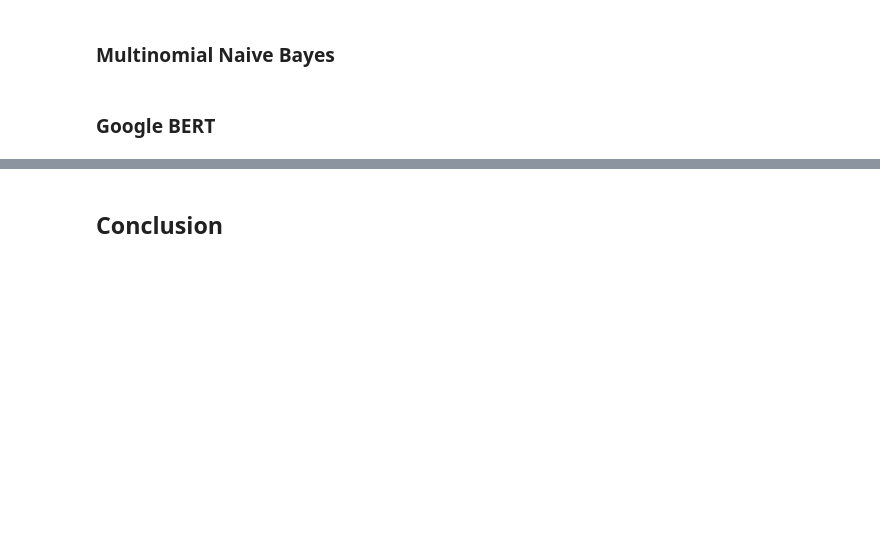
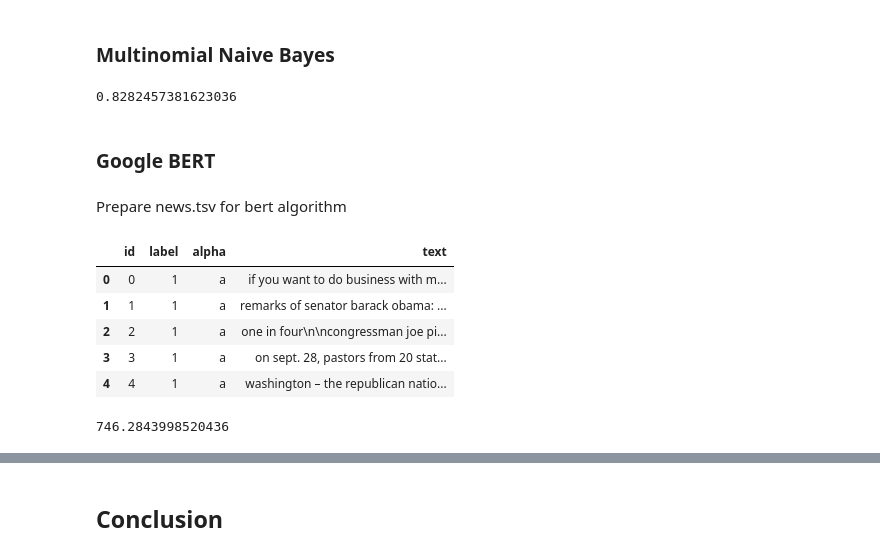
Before and after one commit to carlosbrown2/fake-news-detection, a Jupyter notebook: Capstone Project 2.ipynb, the cells around one changed output, grey strips where cells are left out. Cells and saved outputs as stored; diff of their text form; code cells hidden in the pictures; blank space fills up the shorter version.

```diff
--- a/Capstone Project 2.ipynb
+++ b/Capstone Project 2.ipynb
@@ -463,17 +459,20 @@ Interestingly, both real and fake news from politifact track well with Zipf but
 # %% [markdown]
 ### Multinomial Naive Bayes
 # %%
-# from sklearn.model_selection import train_test_split, cross_val_score
-# from sklearn.naive_bayes import MultinomialNB
+from sklearn.model_selection import train_test_split, cross_val_score
+from sklearn.naive_bayes import MultinomialNB
 
-# # Convert to dense numpy array
-# X = fitted.toarray()
-# #make response variables
-# y = df['class'].values
-# #split testing and training data
-# X_train, X_test, y_train, y_test = train_test_split(X, y,test_size=0.2,random_state=42)
-# #instantiate naive bayes classifier
-# clf = MultinomialNB()
-# #fit data using vectorized words and compute cross validated score
-# clf.fit(X_train,y_train)
-# clf_score = np.mean(cross_val_score(clf,X_test,y_test,cv=5))
+# Convert to dense numpy array
+X = fitted.toarray()
+#make response variables
+y = df['class'].values
+#split testing and training data
+X_train, X_test, y_train, y_test = train_test_split(X, y,test_size=0.2,random_state=42)
+#instantiate naive bayes classifier
+clf = MultinomialNB()
+#fit data using vectorized words and compute cross validated score
+clf.fit(X_train,y_train)
+clf_score = np.mean(cross_val_score(clf,X_test,y_test,cv=5))
+clf_score
+# %% [output]
+0.8282457381623036
@@ -482,2 +479,15 @@ Interestingly, both real and fake news from politifact track well with Zipf but
 # %% [markdown]
 ### Google BERT
+# %% [markdown]
+Prepare news.tsv for bert algorithm
+# %%
+df_bert = pd.DataFrame({'id':df.index,'label':df['class'],'alpha':'a','text':df.text})
+df_bert.text = df_bert.apply(lambda row: row.text.lower(), axis=1)
+df_bert.head()
+# %% [output]
+|  | id | label | alpha | text |
+| 0 | 0 | 1 | a | if you want to do business with m... |
+| 1 | 1 | 1 | a | remarks of senator barack obama: ... |
+| 2 | 2 | 1 | a | one in four\n\ncongressman joe pi... |
+| 3 | 3 | 1 | a | on sept. 28, pastors from 20 stat... |
+| 4 | 4 | 1 | a | washington – the republican natio... |
@@ -483,0 +504,6 @@ Interestingly, both real and fake news from politifact track well with Zipf but
+# %%
+#lens = df.text.apply(lambda t: word_tokenize(t))
+len_list = [len(sent) for sent in lens]
+np.mean(len_list)
+# %% [output]
+746.2843998520436
```
Also changed, not shown: parts of 22 cells of this notebook, 1 other file.
